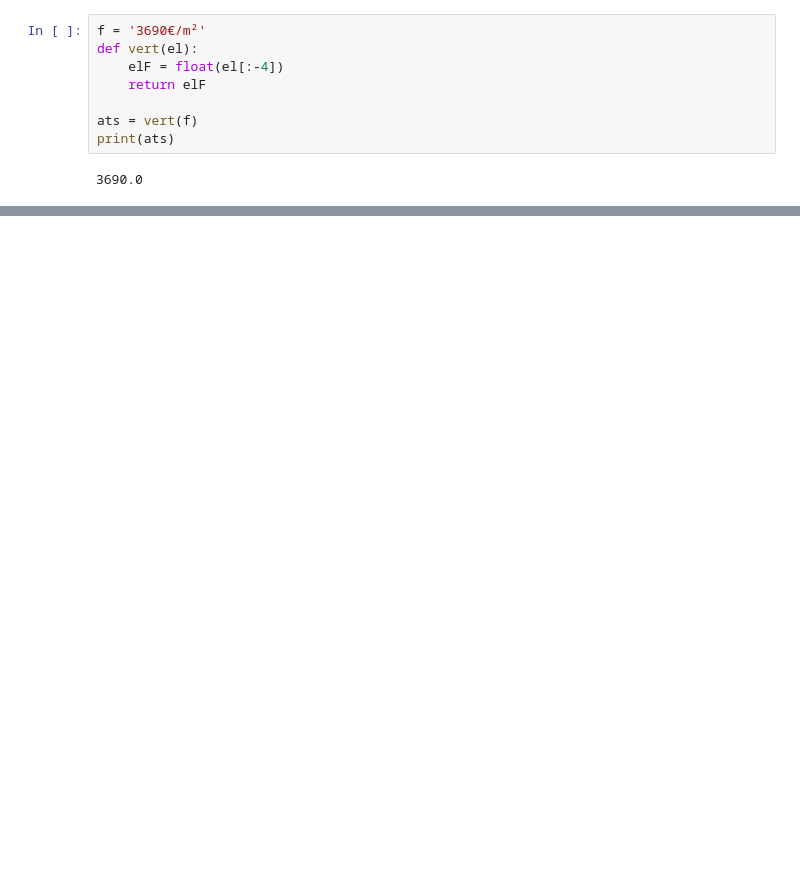
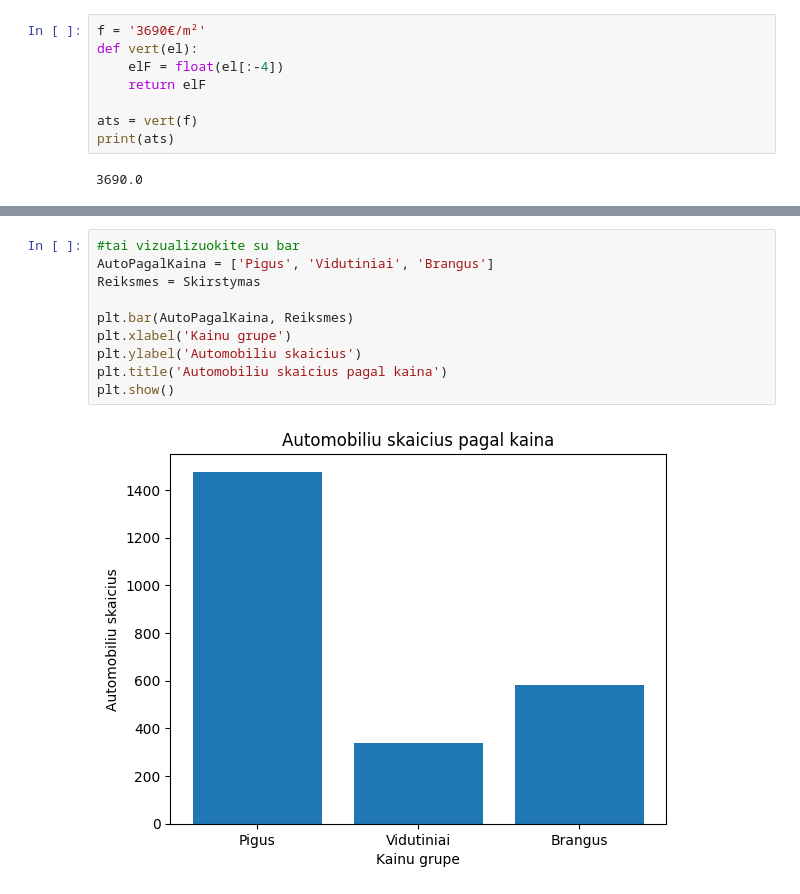
Before and after one commit to Vatakill/JupyterNotebooksR, a Jupyter notebook: pandos.ipynb, the cells around one changed output, grey strips where cells are left out. Saved outputs shown, nothing was run; the diff lists cells and outputs as text; blank space fills up the shorter version.

```diff
--- a/pandos.ipynb
+++ b/pandos.ipynb
@@ -923,0 +1157,12 @@ SyntaxError: invalid syntax (1628953839.py, line 3)
+# %%
+#tai vizualizuokite su bar
+AutoPagalKaina = ['Pigus', 'Vidutiniai', 'Brangus']
+Reiksmes = Skirstymas
+
+plt.bar(AutoPagalKaina, Reiksmes)
+plt.xlabel('Kainu grupe')
+plt.ylabel('Automobiliu skaicius')
+plt.title('Automobiliu skaicius pagal kaina')
+plt.show()
+# %% [output]
+[figure, added]
```
Also changed, not shown: parts of 12 cells of this notebook, 1 other file.
